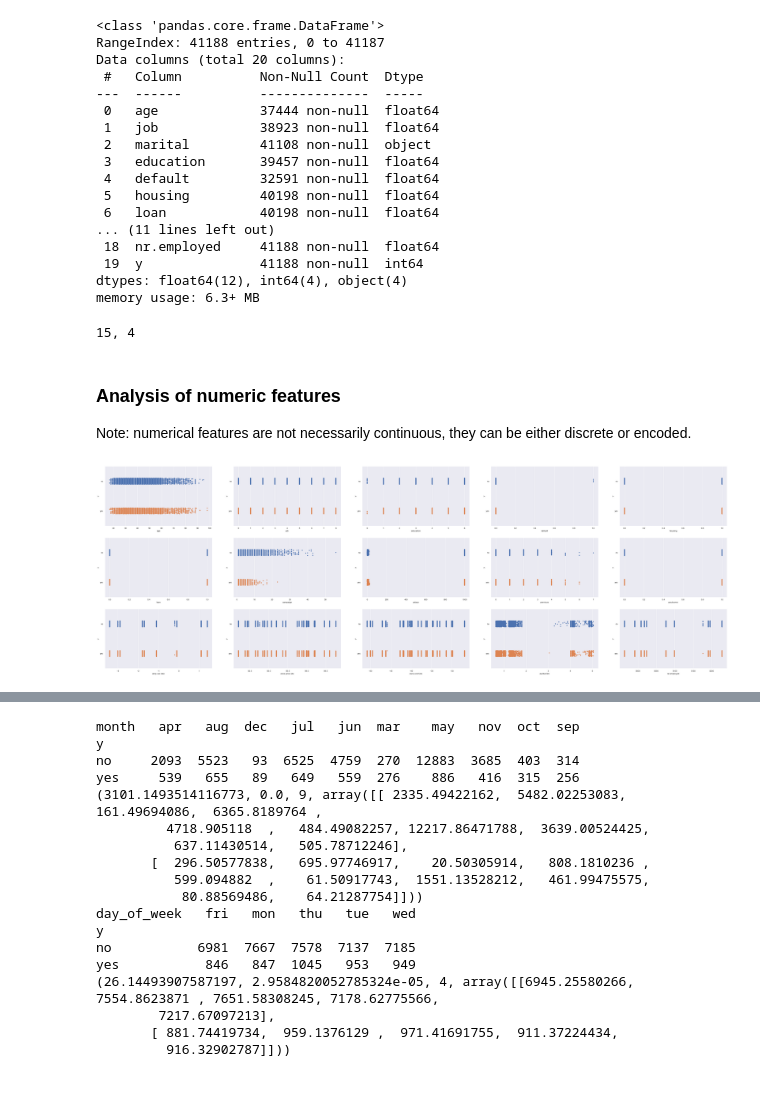
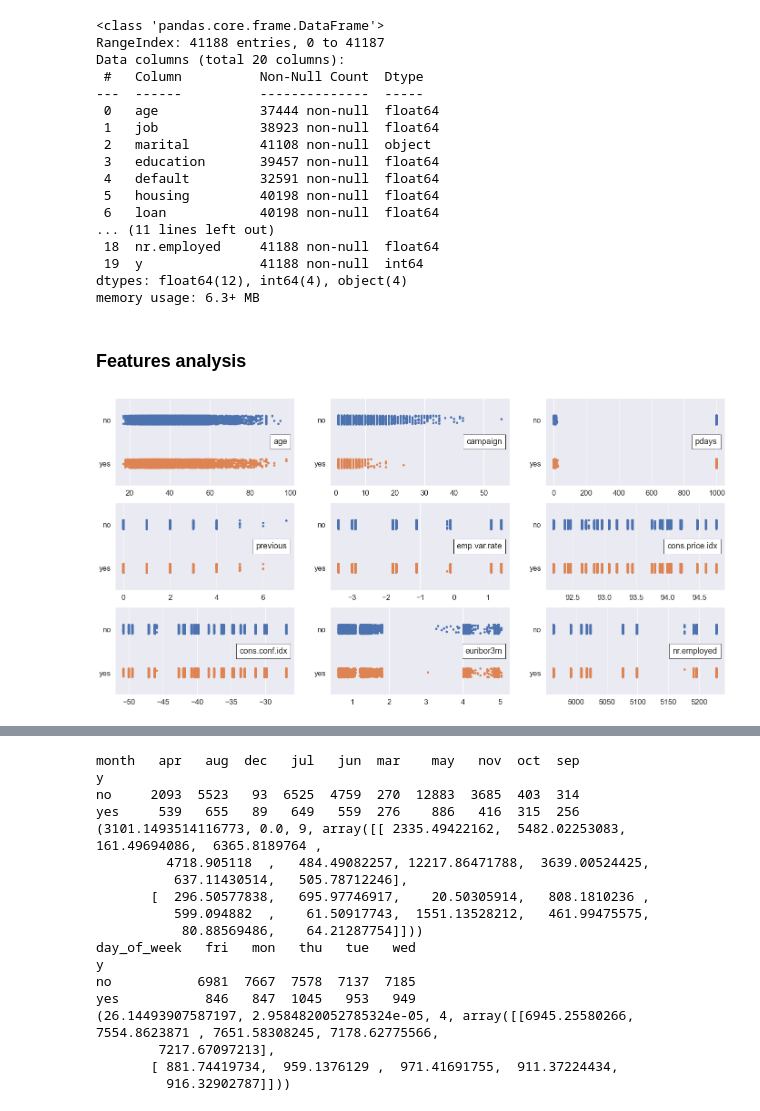
Before and after one commit to JumpyJumpy/Portuguese_Bank_Marketing_Data_Set, a Jupyter notebook: code/eda.ipynb, the cells around one changed output, grey strips where cells are left out. Saved outputs shown, nothing was run; the diff lists cells and outputs as text; code cells hidden in the pictures.

```diff
--- a/code/eda.ipynb
+++ b/code/eda.ipynb
@@ -27,32 +29,25 @@ Data columns (total 20 columns):
  19  y               41188 non-null  int64
 dtypes: float64(12), int64(4), object(4)
 memory usage: 6.3+ MB
-# %%
-num_var = bank.columns[bank.dtypes != "object"].to_list()
-num_var.pop(num_var.index("y"))
-cate_var = bank.columns[bank.dtypes == "object"].to_list()
-print(f'{len(num_var)}, {len(cate_var)}')
-# %% [output]
-15, 4
-# %% [markdown]
-### Analysis of numeric features
-
-Note: numerical features are not necessarily continuous, they can be either discrete or encoded.
-# %%
-bank["y"] = bank["y"].map({1: "yes", 0: "no"})
-fig, ax = plt.subplots(3, 5, figsize = (60, 20))
-sns.set(font_scale = 1.5)
-for i in range(len(num_var)):
-    if i < 5:
-        sns.stripplot(x = num_var[i], y = "y", data = bank, jitter = True,
-                      ax = ax[0, i], s = 5)
-    elif i < 10:
-        sns.stripplot(x = num_var[i], y = "y", data = bank, jitter = True,
-                      ax = ax[1, i - 5], s = 5)
-    else:
-        sns.stripplot(x = num_var[i], y = "y", data = bank, jitter = True,
-                      ax = ax[2, i - 10], s = 5)
-
-plt.show()
-# %% [output]
-[figure, removed]
+# %% [markdown]
+### Features analysis
+# %%
+bank["y"] = bank["y"].map({1: "yes", 0: "no"})
+conti_feature = ['age', 'campaign', 'pdays', 'previous', 'emp.var.rate',
+                 'cons.price.idx', 'cons.conf.idx',
+                 'euribor3m', 'nr.employed']
+# %%
+
+fig = plt.figure(figsize = (24, 12))
+sns.set(font_scale = 1.5)
+for i in range(len(conti_feature)):
+    fig.add_subplot(3, 3, i + 1)
+    ax = sns.stripplot(x = conti_feature[i], y = "y", data = bank, jitter = True, s = 5)
+    anchoredtext = AnchoredText(conti_feature[i], loc = 'center right')
+    ax.add_artist(anchoredtext)
+    plt.xlabel("")
+    plt.ylabel("")
+
+plt.show()
+# %% [output]
+[figure, added]
```
Also changed, not shown: parts of 7 cells of this notebook, 2 other files.
